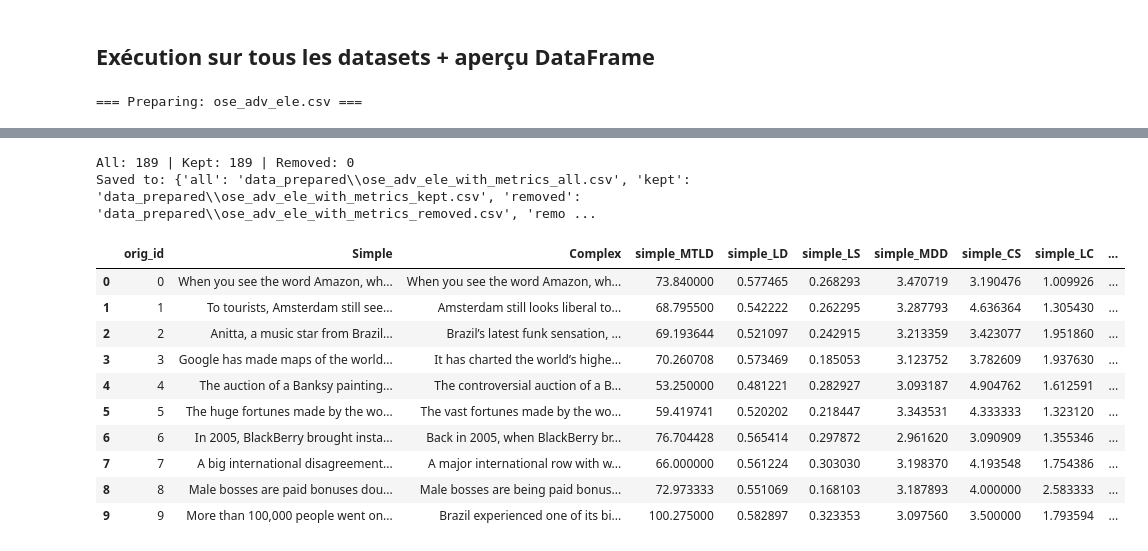
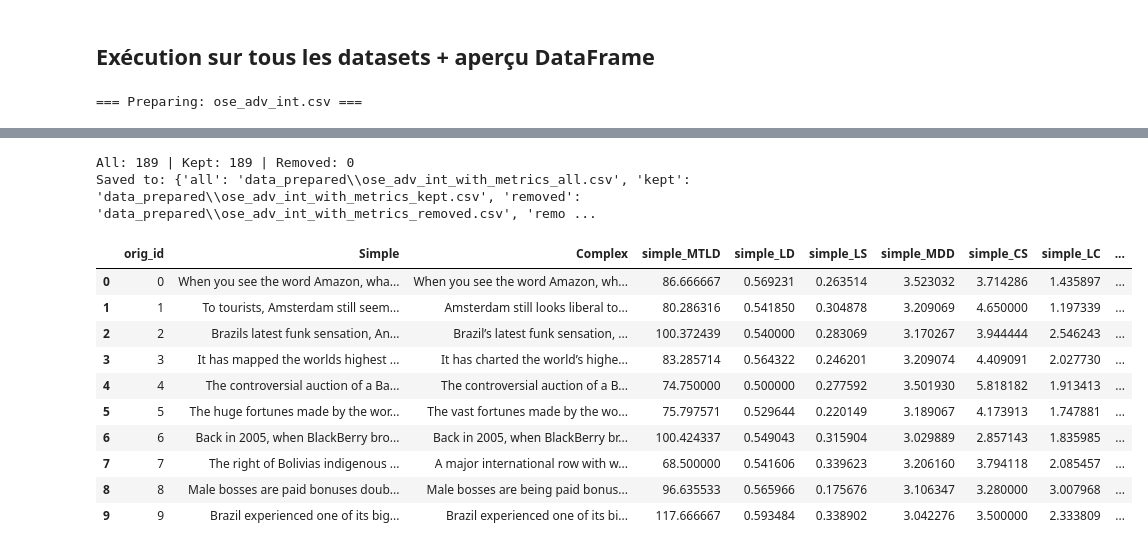
Before and after one commit to ColinLug/ISH_projet_agno_agent_intelligent, a Jupyter notebook: data_cleaned/test_preparation_data.ipynb, the cells around one changed output, grey strips where cells are left out. Cells and saved outputs as stored; diff of their text form; code cells hidden in the pictures.

```diff
--- a/data_cleaned/test_preparation_data.ipynb
+++ b/data_cleaned/test_preparation_data.ipynb
@@ -90,7 +90,7 @@ def load_dataset(name):
         raise ValueError(f"Dataset {name} not found")
     return load_data(datasets[name])
 # %%
-df = load_dataset('ose_adv_ele')
+df = load_dataset('ose_adv_int')
 df.head(3)
 # %% [output]
 |  | Simple | Complex |
@@ -137,7 +137,7 @@ swipe: 1233 rows
 vikidia: 1233 rows
 Total: 2844 rows
 # %%
-df = load_dataset('ose_adv_ele')
+df = load_dataset('ose_adv_int')
 # %% [markdown]
 ## Complexity measures
 # %%
@@ -1063,8 +1063,8 @@ DATA_DIR = Path("data_sampled")
 
 # Liste des CSV à traiter
 CSV_FILES_TO_RUN = [
-    "ose_adv_ele.csv",
-    # "ose_adv_int.csv",
+    # "ose_adv_ele.csv",
+    "ose_adv_int.csv",
     # "swipe.csv",
     # 'vikidia.csv'
 ]
@@ -1088,4 +1088,4 @@ example_name = next(iter(results.keys()))
 df_prepared = results[example_name]["df_kept"]
 df_prepared.head(10)
 # %% [output]
-=== Preparing: ose_adv_ele.csv ===
+=== Preparing: ose_adv_int.csv ===
@@ -1109,13 +1109,13 @@ df_prepared.head(10)
 All: 189 | Kept: 189 | Removed: 0
-Saved to: {'all': 'data_prepared\\ose_adv_ele_with_metrics_all.csv', 'kept': 'data_prepared\\ose_adv_ele_with_metrics_kept.csv', 'removed': 'data_prepared\\ose_adv_ele_with_metrics_removed.csv', 'remo ...
+Saved to: {'all': 'data_prepared\\ose_adv_int_with_metrics_all.csv', 'kept': 'data_prepared\\ose_adv_int_with_metrics_kept.csv', 'removed': 'data_prepared\\ose_adv_int_with_metrics_removed.csv', 'remo ...
 |  | orig_id | Simple | Complex | simple_MTLD | simple_LD | simple_LS | simple_MDD | simple_CS | simple_LC | ... |
-| 0 | 0 | ﻿When you see the word Amazon, wh... | ﻿When you see the word Amazon, wh... | 73.840000 | 0.577465 | 0.268293 | 3.470719 | 3.190476 | 1.009926 | ... |
-| 1 | 1 | ﻿To tourists, Amsterdam still see... | ﻿Amsterdam still looks liberal to... | 68.795500 | 0.542222 | 0.262295 | 3.287793 | 4.636364 | 1.305430 | ... |
-| 2 | 2 | ﻿Anitta, a music star from Brazil... | ﻿Brazil’s latest funk sensation, ... | 69.193644 | 0.521097 | 0.242915 | 3.213359 | 3.423077 | 1.951860 | ... |
-| 3 | 3 | Google has made maps of the world... | ﻿It has charted the world’s highe... | 70.260708 | 0.573469 | 0.185053 | 3.123752 | 3.782609 | 1.937630 | ... |
-| 4 | 4 | ﻿The auction of a Banksy painting... | ﻿The controversial auction of a B... | 53.250000 | 0.481221 | 0.282927 | 3.093187 | 4.904762 | 1.612591 | ... |
-| 5 | 5 | ﻿The huge fortunes made by the wo... | ﻿The vast fortunes made by the wo... | 59.419741 | 0.520202 | 0.218447 | 3.343531 | 4.333333 | 1.323120 | ... |
-| 6 | 6 | In 2005, BlackBerry brought insta... | ﻿Back in 2005, when BlackBerry br... | 76.704428 | 0.565414 | 0.297872 | 2.961620 | 3.090909 | 1.355346 | ... |
-| 7 | 7 | ﻿A big international disagreement... | ﻿A major international row with w... | 66.000000 | 0.561224 | 0.303030 | 3.198370 | 4.193548 | 1.754386 | ... |
-| 8 | 8 | ﻿Male bosses are paid bonuses dou... | ﻿Male bosses are being paid bonus... | 72.973333 | 0.551069 | 0.168103 | 3.187893 | 4.000000 | 2.583333 | ... |
-| 9 | 9 | ﻿More than 100,000 people went on... | ﻿Brazil experienced one of its bi... | 100.275000 | 0.582897 | 0.323353 | 3.097560 | 3.500000 | 1.793594 | ... |
+| 0 | 0 | When you see the word Amazon, wha... | ﻿When you see the word Amazon, wh... | 86.666667 | 0.569231 | 0.263514 | 3.523032 | 3.714286 | 1.435897 | ... |
+| 1 | 1 | To tourists, Amsterdam still seem... | ﻿Amsterdam still looks liberal to... | 80.286316 | 0.541850 | 0.304878 | 3.209069 | 4.650000 | 1.197339 | ... |
+| 2 | 2 | Brazils latest funk sensation, An... | ﻿Brazil’s latest funk sensation, ... | 100.372439 | 0.540000 | 0.283069 | 3.170267 | 3.944444 | 2.546243 | ... |
+| 3 | 3 | It has mapped the worlds highest ... | ﻿It has charted the world’s highe... | 83.285714 | 0.564322 | 0.246201 | 3.209074 | 4.409091 | 2.027730 | ... |
+| 4 | 4 | The controversial auction of a Ba... | ﻿The controversial auction of a B... | 74.750000 | 0.500000 | 0.277592 | 3.501930 | 5.818182 | 1.913413 | ... |
+| 5 | 5 | The huge fortunes made by the wor... | ﻿The vast fortunes made by the wo... | 75.797571 | 0.529644 | 0.220149 | 3.189067 | 4.173913 | 1.747881 | ... |
+| 6 | 6 | Back in 2005, when BlackBerry bro... | ﻿Back in 2005, when BlackBerry br... | 100.424337 | 0.549043 | 0.315904 | 3.029889 | 2.857143 | 1.835985 | ... |
+| 7 | 7 | The right of Bolivias indigenous ... | ﻿A major international row with w... | 68.500000 | 0.541606 | 0.339623 | 3.206160 | 3.794118 | 2.085457 | ... |
+| 8 | 8 | Male bosses are paid bonuses doub... | ﻿Male bosses are being paid bonus... | 96.635533 | 0.565966 | 0.175676 | 3.106347 | 3.280000 | 3.007968 | ... |
+| 9 | 9 | Brazil experienced one of its big... | ﻿Brazil experienced one of its bi... | 117.666667 | 0.593484 | 0.338902 | 3.042276 | 3.500000 | 2.333809 | ... |
```
Also changed, not shown: parts of 4 cells of this notebook, 4 other files.
